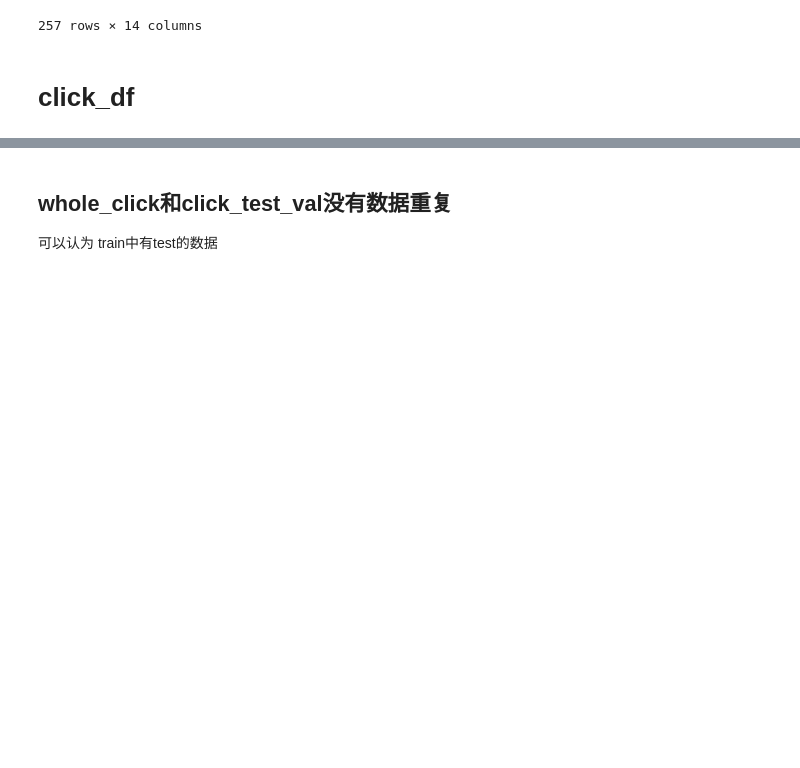
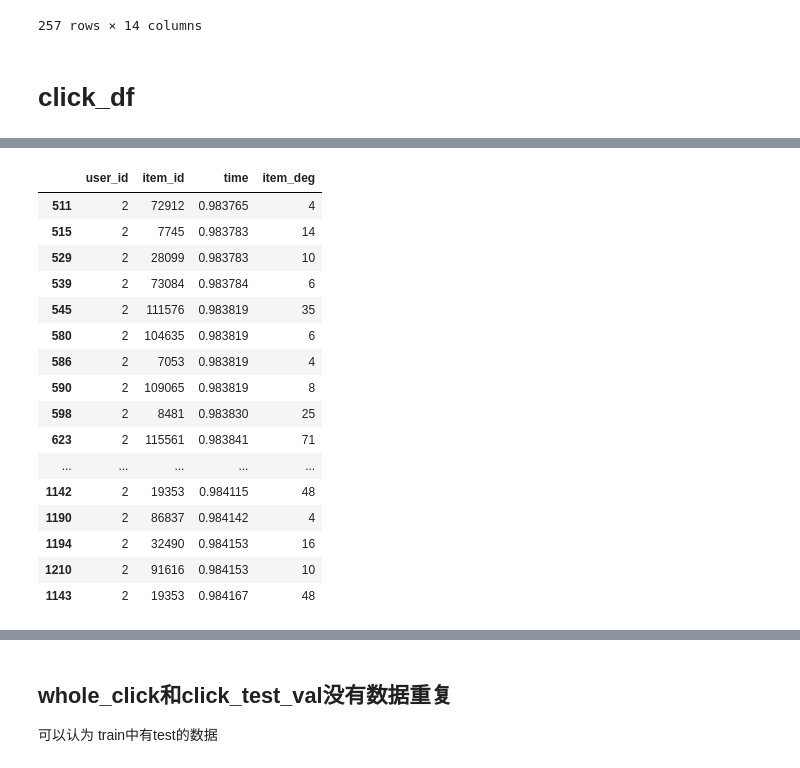
Before and after one commit to mayi140611/mayiapps, a Jupyter notebook: a_0330_0527_Modern_E_Commerce_Platform_Debiasing/0EDA.ipynb, the cells around one changed output, grey strips where cells are left out. Cells and saved outputs as stored; diff of their text form; code cells hidden in the pictures; blank space fills up the shorter version.

```diff
--- a/a_0330_0527_Modern_E_Commerce_Platform_Debiasing/0EDA.ipynb
+++ b/a_0330_0527_Modern_E_Commerce_Platform_Debiasing/0EDA.ipynb
@@ -516,0 +635,20 @@ whole_click.shape
+# %%
+whole_click[whole_click.user_id==2]
+# %% [output]
+|  | user_id | item_id | time | item_deg |
+| 511 | 2 | 72912 | 0.983765 | 4 |
+| 515 | 2 | 7745 | 0.983783 | 14 |
+| 529 | 2 | 28099 | 0.983783 | 10 |
+| 539 | 2 | 73084 | 0.983784 | 6 |
+| 545 | 2 | 111576 | 0.983819 | 35 |
+| 580 | 2 | 104635 | 0.983819 | 6 |
+| 586 | 2 | 7053 | 0.983819 | 4 |
+| 590 | 2 | 109065 | 0.983819 | 8 |
+| 598 | 2 | 8481 | 0.983830 | 25 |
+| 623 | 2 | 115561 | 0.983841 | 71 |
+| ... | ... | ... | ... | ... |
+| 1142 | 2 | 19353 | 0.984115 | 48 |
+| 1190 | 2 | 86837 | 0.984142 | 4 |
+| 1194 | 2 | 32490 | 0.984153 | 16 |
+| 1210 | 2 | 91616 | 0.984153 | 10 |
+| 1143 | 2 | 19353 | 0.984167 | 48 |
```
Also changed, not shown: parts of 31 cells of this notebook, 3 other files.
